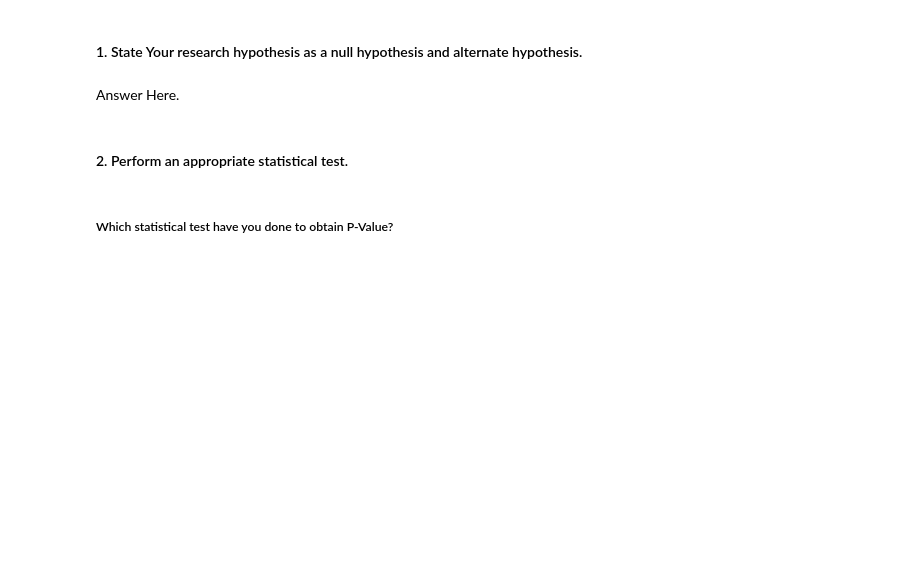
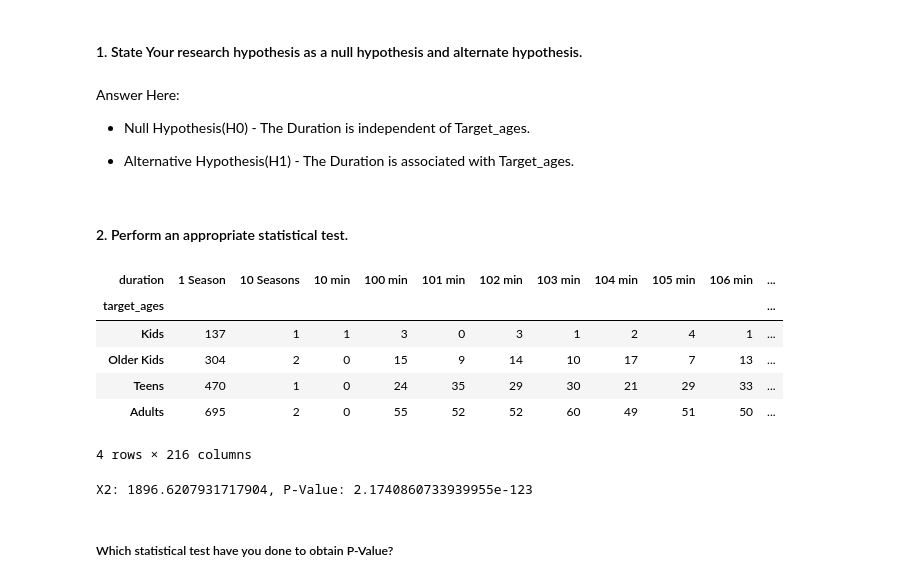
Before and after one commit to jaolekar/Netflix-clustering, a Jupyter notebook: Netflix_movies_and_TV_shows_Clustering_.ipynb, the cells around one changed output. Saved outputs shown, nothing was run; the diff lists cells and outputs as text; code cells hidden in the pictures; blank space fills up the shorter version.

```diff
--- a/Netflix_movies_and_TV_shows_Clustering_.ipynb
+++ b/Netflix_movies_and_TV_shows_Clustering_.ipynb
@@ -879,7 +1011,11 @@ Answer Here.
 ### Hypothetical Statement - 3
 # %% [markdown]
 #### 1. State Your research hypothesis as a null hypothesis and alternate hypothesis.
-# %% [markdown]
-Answer Here.
+# %% [markdown]
+Answer Here:
+
+*   Null Hypothesis(H0) - The Duration is independent of Target_ages.
+
+*   Alternative Hypothesis(H1) - The Duration is associated with Target_ages.
 # %% [markdown]
 #### 2. Perform an appropriate statistical test.
@@ -888,3 +1022,21 @@ Answer Here.
+# %%
+cont_table_1  = pd.crosstab(nfx_df.target_ages, nfx_df.duration)
+cont_table_1
+# %% [output]
+| duration | 1 Season | 10 Seasons | 10 min | 100 min | 101 min | 102 min | 103 min | 104 min | 105 min | 106 min | ... |
+| target_ages |  |  |  |  |  |  |  |  |  |  | ... |
+| Kids | 137 | 1 | 1 | 3 | 0 | 3 | 1 | 2 | 4 | 1 | ... |
+| Older Kids | 304 | 2 | 0 | 15 | 9 | 14 | 10 | 17 | 7 | 13 | ... |
+| Teens | 470 | 1 | 0 | 24 | 35 | 29 | 30 | 21 | 29 | 33 | ... |
+| Adults | 695 | 2 | 0 | 55 | 52 | 52 | 60 | 49 | 51 | 50 | ... |
+4 rows × 216 columns
+# %%
+# Perform Statistical Test to obtain P-Value
+from scipy.stats import chi2_contingency
+X2, p_value, degree_freedom, expected_values = chi2_contingency(cont_table_1, correction = True)
+print("X2: {0}, P-Value: {1}".format(X2,p_value))
+# %% [output]
+X2: 1896.6207931717904, P-Value: 2.1740860733939955e-123
 # %% [markdown]
 ##### Which statistical test have you done to obtain P-Value?
 # %% [markdown]
```
Also changed, not shown: parts of 18 cells of this notebook.
